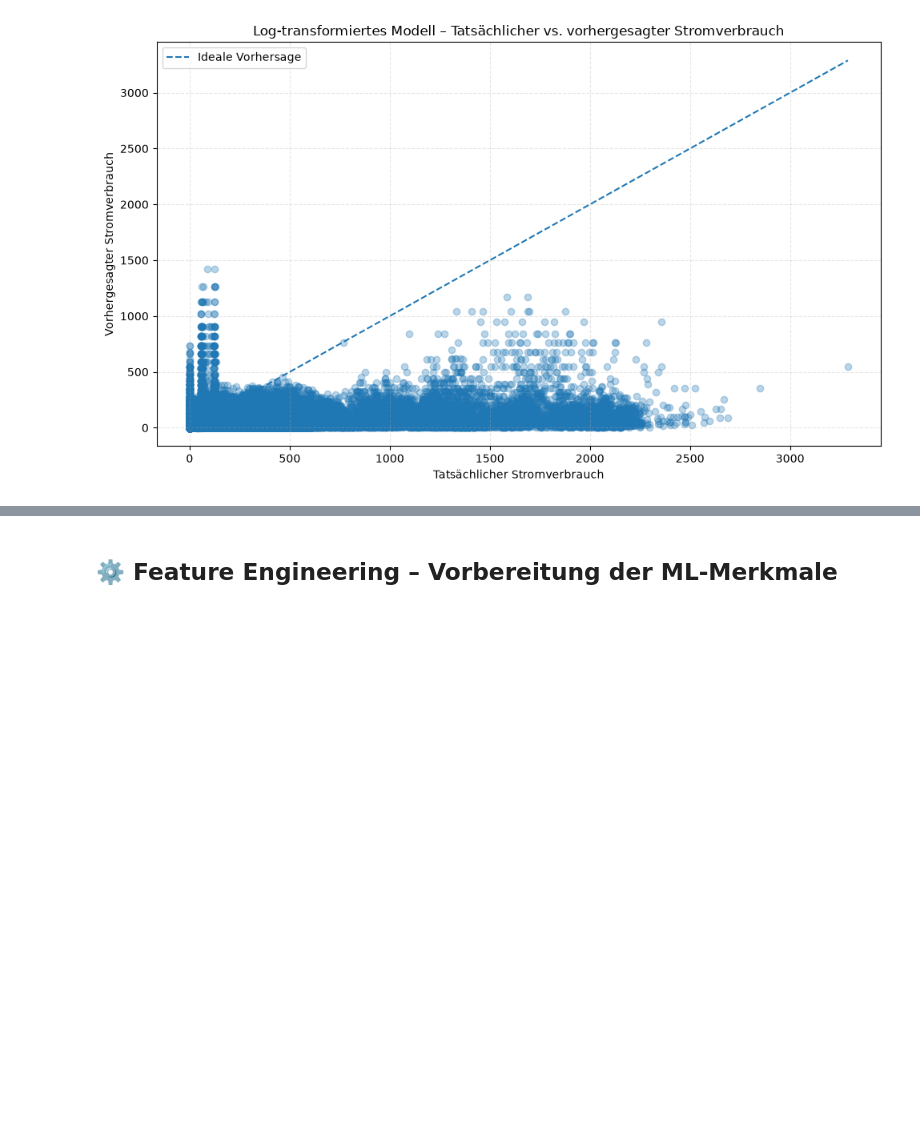
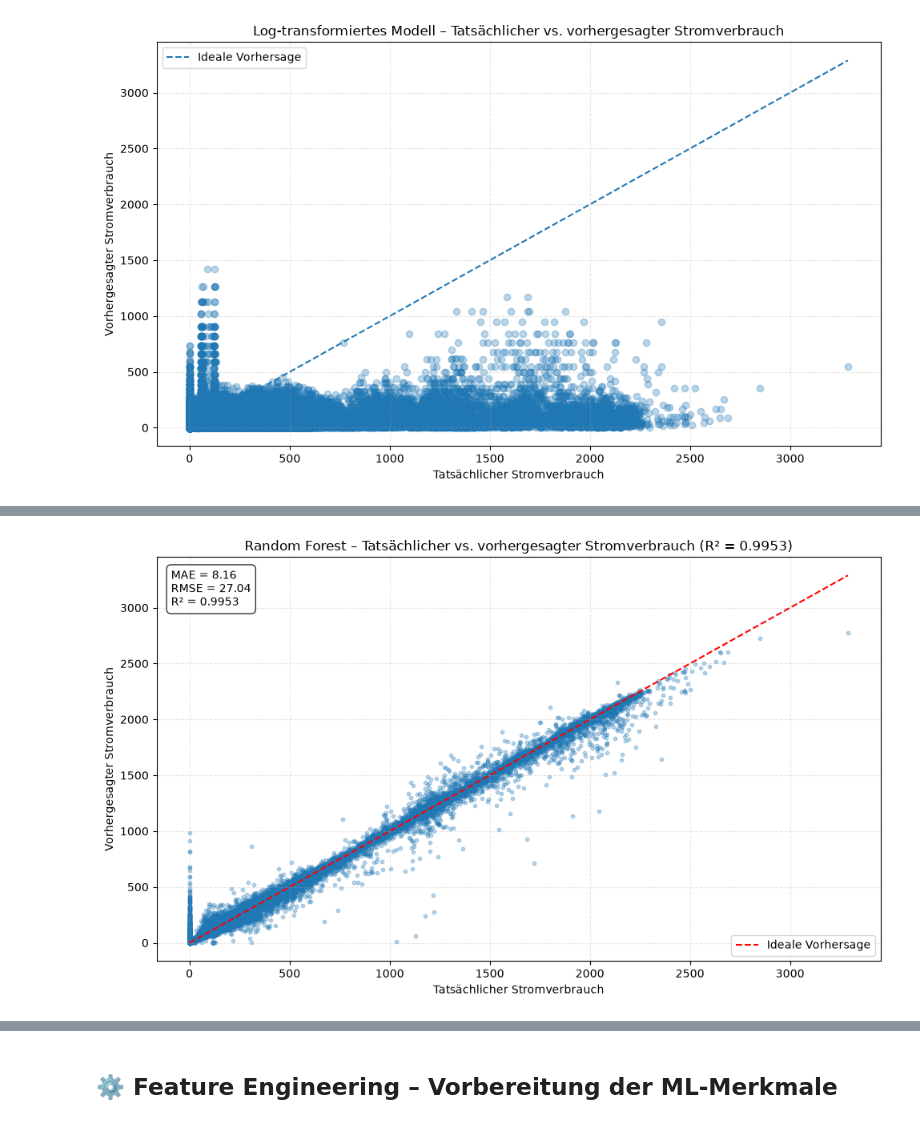
Before and after one commit to Dian026/ASHRAE-Energy-Analysis, a Jupyter notebook: 04_Machine_Learning/ml_model.ipynb, the cells around one changed output, grey strips where cells are left out. Drawn from its saved outputs; the diff is of its cells as text; code cells hidden in the pictures; blank space fills up the shorter version.

```diff
--- a/04_Machine_Learning/ml_model.ipynb
+++ b/04_Machine_Learning/ml_model.ipynb
@@ -561,0 +511,84 @@ R²                 : 0.9953
+# %%
+# =================================================================
+# 12 – Visualisierung: Random Forest (finales Modell)
+# Zweck: Tatsächliche vs. vorhergesagte Werte
+# =================================================================
+
+import joblib
+import numpy as np
+import matplotlib.pyplot as plt
+
+from sklearn.metrics import (
+    mean_absolute_error,
+    mean_squared_error,
+    r2_score
+)
+
+# Finales Modell (wie in der API)
+pipeline = joblib.load("../05_API/rf_pipeline.joblib")
+
+# Testdaten mit 10 Features
+y_true = np.asarray(y_test_rf)
+y_pred_rf = pipeline.predict(X_test_rf)
+
+# Kennzahlen
+mae = mean_absolute_error(y_true, y_pred_rf)
+rmse = np.sqrt(mean_squared_error(y_true, y_pred_rf))
+r2 = r2_score(y_true, y_pred_rf)
+
+print("X_test_rf Shape    :", X_test_rf.shape)
+print("Tatsächliche Werte :", len(y_true))
+print("Vorhersagen        :", len(y_pred_rf))
+print("MAE                :", round(mae, 2))
+print("RMSE               :", round(rmse, 2))
+print("R²                 :", round(r2, 4))
+
+plt.figure(figsize=(10, 6))
+
+plt.scatter(
+    y_true,
+    y_pred_rf,
+    alpha=0.3,
+    s=10
+)
+
+min_value = min(y_true.min(), y_pred_rf.min())
+max_value = max(y_true.max(), y_pred_rf.max())
+
+plt.plot(
+    [min_value, max_value],
+    [min_value, max_value],
+    color="red",
+    linestyle="--",
+    linewidth=1.5,
+    label="Ideale Vorhersage"
+)
+
+plt.xlabel("Tatsächlicher Stromverbrauch")
+plt.ylabel("Vorhergesagter Stromverbrauch")
+
+plt.title(
+    f"Random Forest – Tatsächlicher vs. vorhergesagter "
+    f"Stromverbrauch (R² = {r2:.4f})"
+)
+
+plt.text(
+    0.02,
+    0.97,
+    f"MAE = {mae:.2f}\n"
+    f"RMSE = {rmse:.2f}\n"
+    f"R² = {r2:.4f}",
+    transform=plt.gca().transAxes,
+    verticalalignment="top",
+    bbox=dict(
+        boxstyle="round,pad=0.4",
+        facecolor="white",
+        alpha=0.8
+    )
+)
+
+plt.legend()
+plt.grid(linestyle="--", alpha=0.3)
+plt.tight_layout()
+plt.show()
+# %% [output]
@@ -562,2 +601,3 @@ R²                 : 0.9953
+[figure, added]
 # %%
 # ================================================================
```
Also changed, not shown: parts of 6 cells of this notebook, 1 other file.
